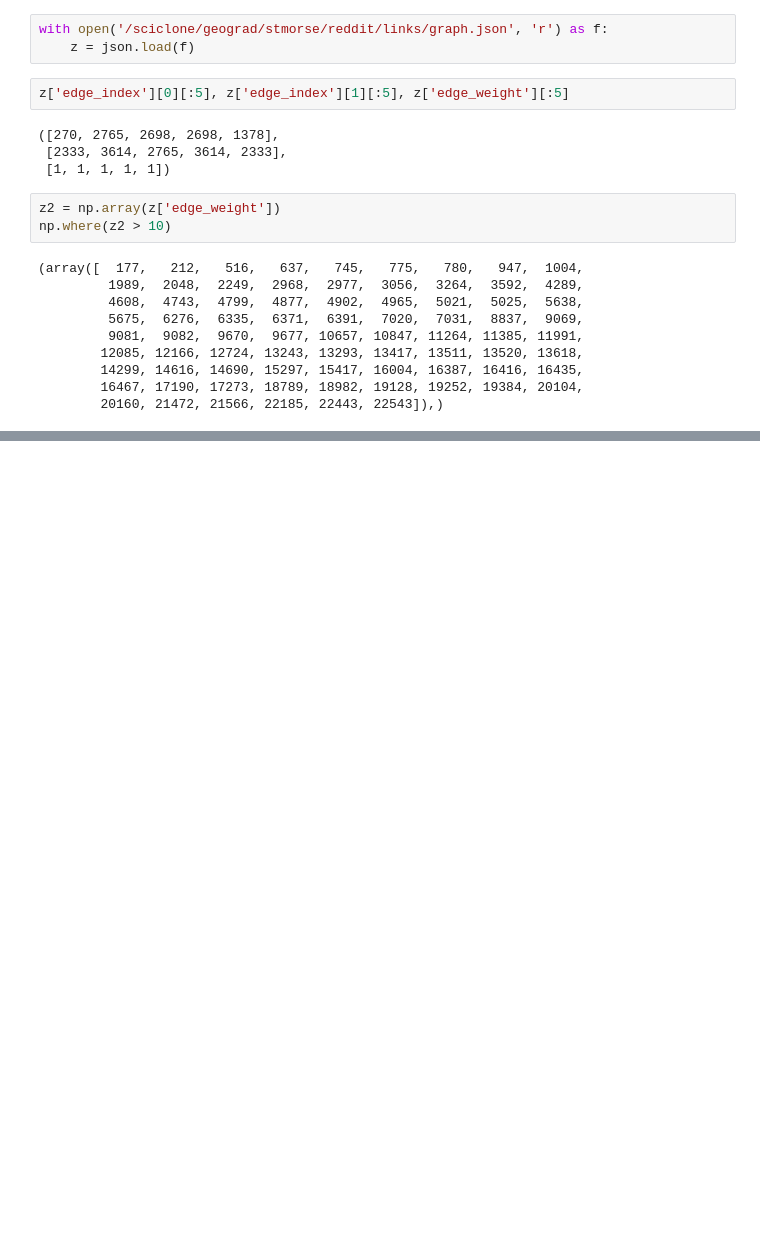
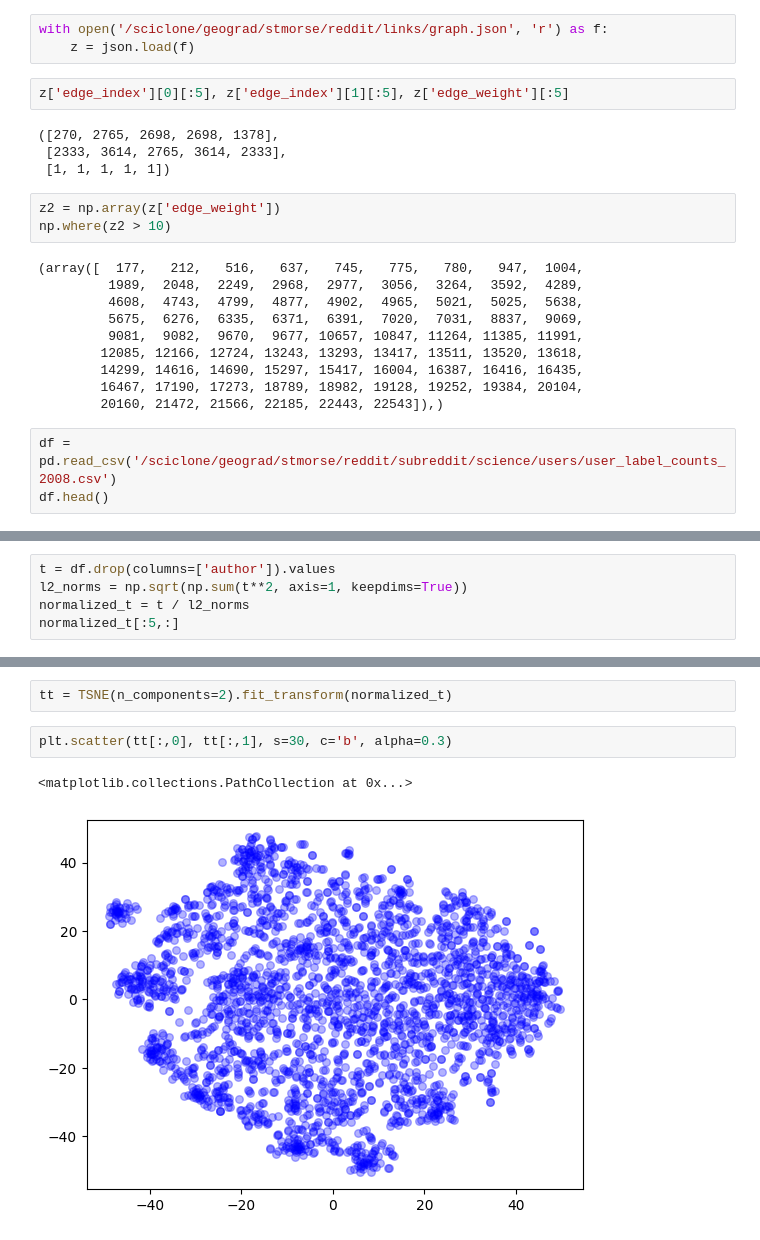
Before and after one commit to stmorse/sgg, a Jupyter notebook: src/link.ipynb, the cells around one changed output, grey strips where cells are left out. Drawn from its saved outputs; the diff is of its cells as text; blank space fills up the shorter version.

```diff
--- a/src/link.ipynb
+++ b/src/link.ipynb
@@ -67,3 +68,6 @@ np.where(z2 > 10)
         14299, 14616, 14690, 15297, 15417, 16004, 16387, 16416, 16435,
         16467, 17190, 17273, 18789, 18982, 19128, 19252, 19384, 20104,
         20160, 21472, 21566, 22185, 22443, 22543]),)
+# %%
+df = pd.read_csv('/sciclone/geograd/stmorse/reddit/subreddit/science/users/user_label_counts_2008.csv')
+df.head()
@@ -69,0 +81,5 @@ np.where(z2 > 10)
+# %%
+t = df.drop(columns=['author']).values
+l2_norms = np.sqrt(np.sum(t**2, axis=1, keepdims=True))
+normalized_t = t / l2_norms
+normalized_t[:5,:]
@@ -69,0 +102,7 @@ np.where(z2 > 10)
+# %%
+tt = TSNE(n_components=2).fit_transform(normalized_t)
+# %%
+plt.scatter(tt[:,0], tt[:,1], s=30, c='b', alpha=0.3)
+# %% [output]
+<matplotlib.collections.PathCollection at 0x...>
+[figure, added]
```
Also changed, not shown: parts of 3 cells of this notebook, 9 other files.
